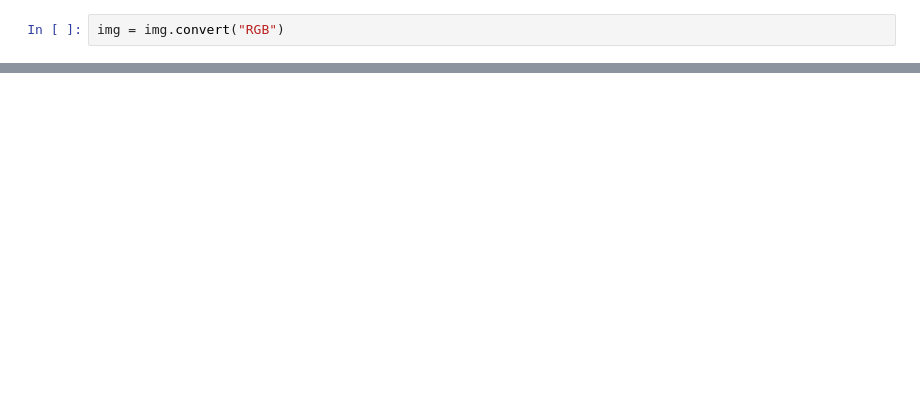
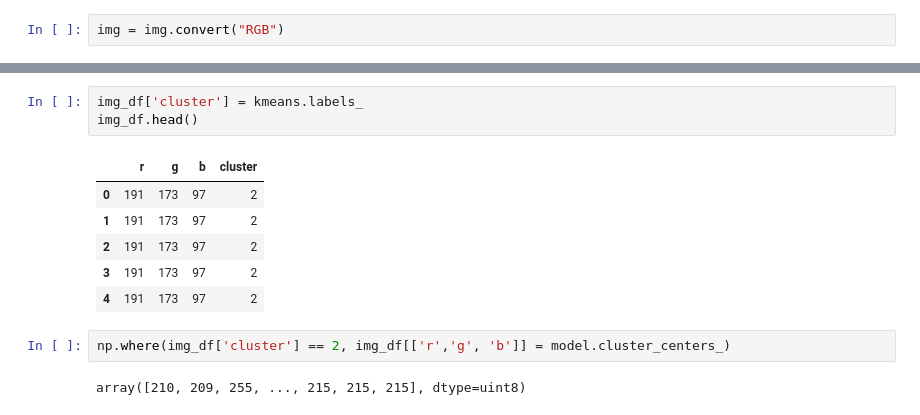
Before and after one commit to JakubGorgon/color_compression, a Jupyter notebook: notebooks/experiments.ipynb, the cells around one changed output, grey strips where cells are left out. Saved outputs shown, nothing was run; the diff lists cells and outputs as text; blank space fills up the shorter version.

```diff
--- a/notebooks/experiments.ipynb
+++ b/notebooks/experiments.ipynb
@@ -68,0 +82,14 @@ array([[[191,  63, 165],
+# %%
+img_df['cluster'] = kmeans.labels_
+img_df.head()
+# %% [output]
+|  | r | g | b | cluster |
+| 0 | 191 | 173 | 97 | 2 |
+| 1 | 191 | 173 | 97 | 2 |
+| 2 | 191 | 173 | 97 | 2 |
+| 3 | 191 | 173 | 97 | 2 |
+| 4 | 191 | 173 | 97 | 2 |
+# %%
+np.where(img_df['cluster'] == 2, img_df[['r','g', 'b']] = model.cluster_centers_)
+# %% [output]
+array([210, 209, 255, ..., 215, 215, 215], dtype=uint8)
```
Also changed, not shown: parts of 12 cells of this notebook, 2 other files.
